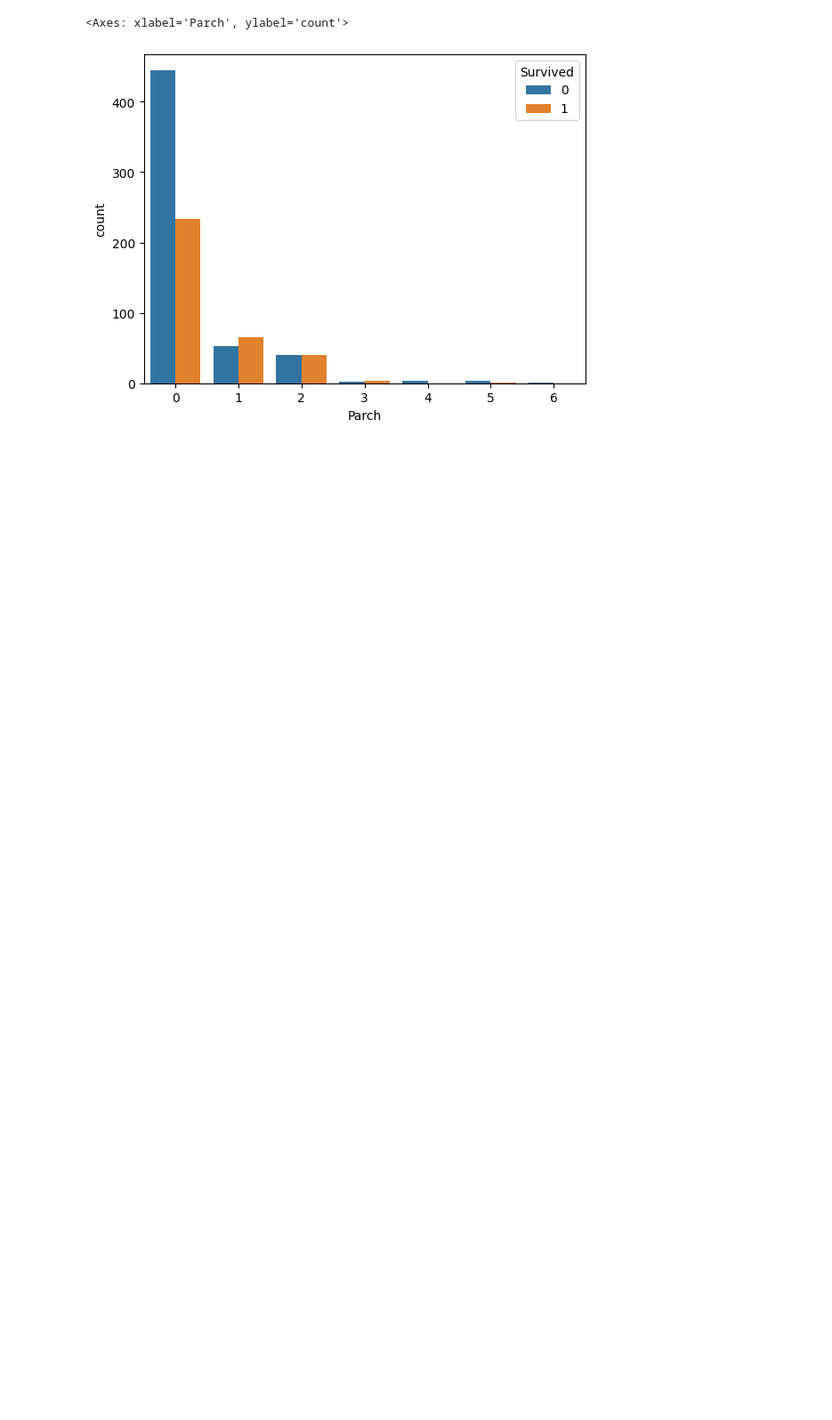
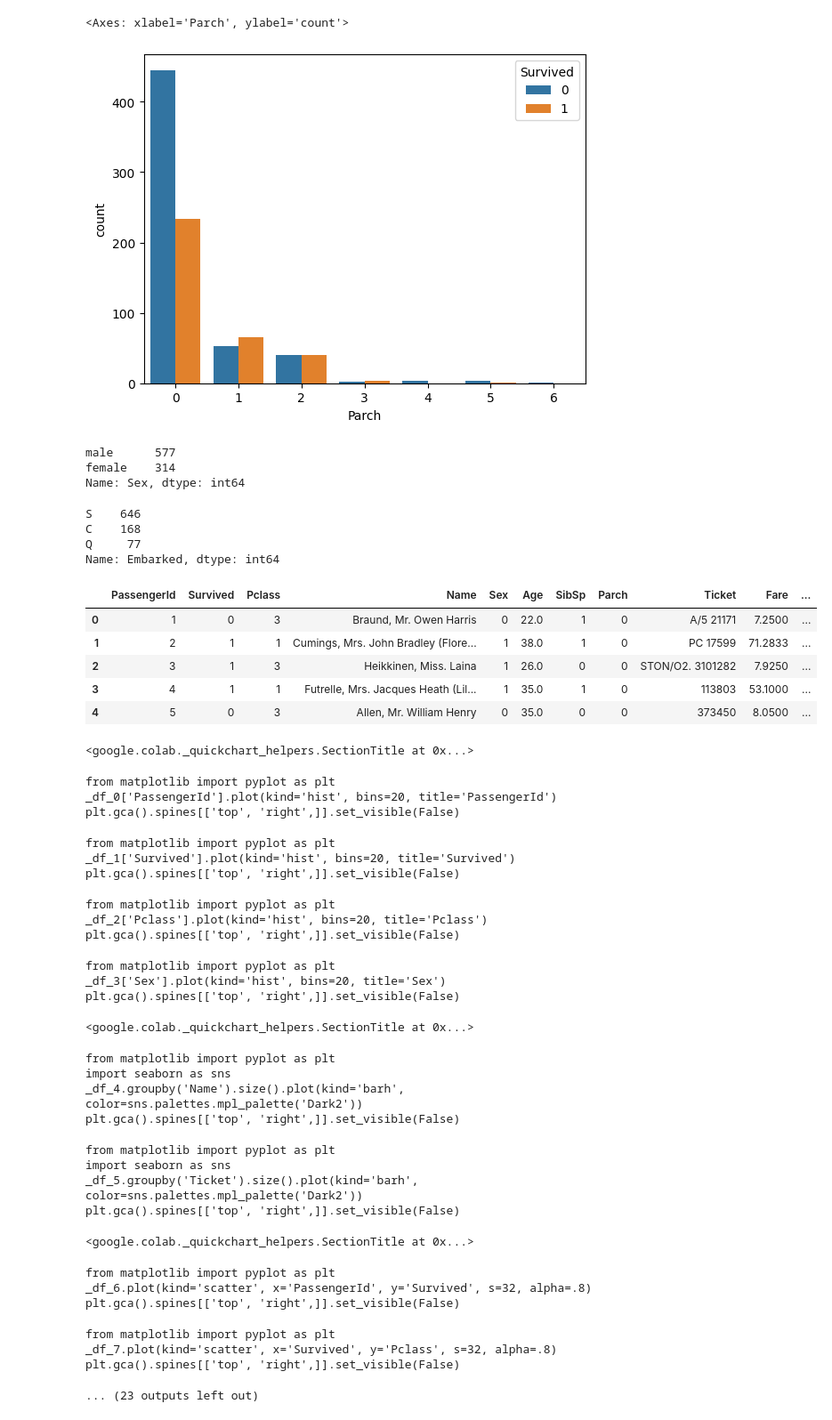
Before and after one commit to udaraKavishka/titanic-survival-prediction, a Jupyter notebook: Titanic_Survival_Prediction.ipynb, the cells around one changed output. Shown at 89% size. Saved outputs shown, nothing was run; the diff lists cells and outputs as text; code cells hidden in the pictures; blank space fills up the shorter version.

```diff
--- a/Titanic_Survival_Prediction.ipynb
+++ b/Titanic_Survival_Prediction.ipynb
@@ -168,3 +174,57 @@ sns.countplot(x='Parch',hue='Survived',data=titanic_data)
 # %% [output]
 <Axes: xlabel='Parch', ylabel='count'>
 [figure]
+# %%
+titanic_data['Sex'].value_counts()
+# %% [output]
+male      577
+female    314
+Name: Sex, dtype: int64
+# %%
+titanic_data['Embarked'].value_counts()
+# %% [output]
+S    646
+C    168
+Q     77
+Name: Embarked, dtype: int64
+# %%
+titanic_data.replace({'Sex':{'male':0,'female':1}, 'Embarked':{'S':0, 'C':1,'Q':2}}, inplace=True)
+# %%
+titanic_data.head()
+# %% [output]
+|  | PassengerId | Survived | Pclass | Name | Sex | Age | SibSp | Parch | Ticket | Fare | ... |
+| 0 | 1 | 0 | 3 | Braund, Mr. Owen Harris | 0 | 22.0 | 1 | 0 | A/5 21171 | 7.2500 | ... |
+| 1 | 2 | 1 | 1 | Cumings, Mrs. John Bradley (Flore... | 1 | 38.0 | 1 | 0 | PC 17599 | 71.2833 | ... |
+| 2 | 3 | 1 | 3 | Heikkinen, Miss. Laina | 1 | 26.0 | 0 | 0 | STON/O2. 3101282 | 7.9250 | ... |
+| 3 | 4 | 1 | 1 | Futrelle, Mrs. Jacques Heath (Lil... | 1 | 35.0 | 1 | 0 | 113803 | 53.1000 | ... |
+| 4 | 5 | 0 | 3 | Allen, Mr. William Henry | 0 | 35.0 | 0 | 0 | 373450 | 8.0500 | ... |
+<google.colab._quickchart_helpers.SectionTitle at 0x...>
+from matplotlib import pyplot as plt
+_df_0['PassengerId'].plot(kind='hist', bins=20, title='PassengerId')
+plt.gca().spines[['top', 'right',]].set_visible(False)
+from matplotlib import pyplot as plt
+_df_1['Survived'].plot(kind='hist', bins=20, title='Survived')
+plt.gca().spines[['top', 'right',]].set_visible(False)
+from matplotlib import pyplot as plt
+_df_2['Pclass'].plot(kind='hist', bins=20, title='Pclass')
+plt.gca().spines[['top', 'right',]].set_visible(False)
+from matplotlib import pyplot as plt
+_df_3['Sex'].plot(kind='hist', bins=20, title='Sex')
+plt.gca().spines[['top', 'right',]].set_visible(False)
+<google.colab._quickchart_helpers.SectionTitle at 0x...>
+from matplotlib import pyplot as plt
+import seaborn as sns
+_df_4.groupby('Name').size().plot(kind='barh', color=sns.palettes.mpl_palette('Dark2'))
+plt.gca().spines[['top', 'right',]].set_visible(False)
+from matplotlib import pyplot as plt
+import seaborn as sns
+_df_5.groupby('Ticket').size().plot(kind='barh', color=sns.palettes.mpl_palette('Dark2'))
+plt.gca().spines[['top', 'right',]].set_visible(False)
+<google.colab._quickchart_helpers.SectionTitle at 0x...>
+from matplotlib import pyplot as plt
+_df_6.plot(kind='scatter', x='PassengerId', y='Survived', s=32, alpha=.8)
+plt.gca().spines[['top', 'right',]].set_visible(False)
+from matplotlib import pyplot as plt
+_df_7.plot(kind='scatter', x='Survived', y='Pclass', s=32, alpha=.8)
+plt.gca().spines[['top', 'right',]].set_visible(False)
+... (23 outputs left out)
```
Also changed, not shown: parts of 1 cell of this notebook.
